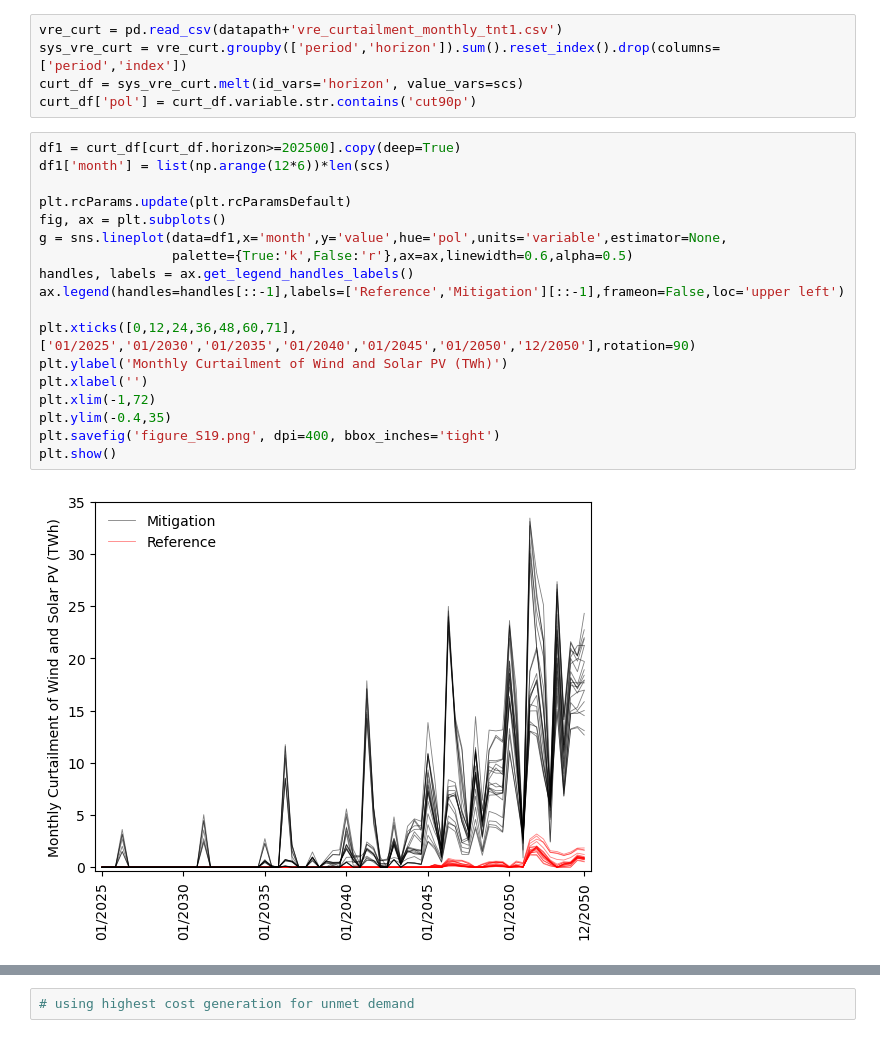
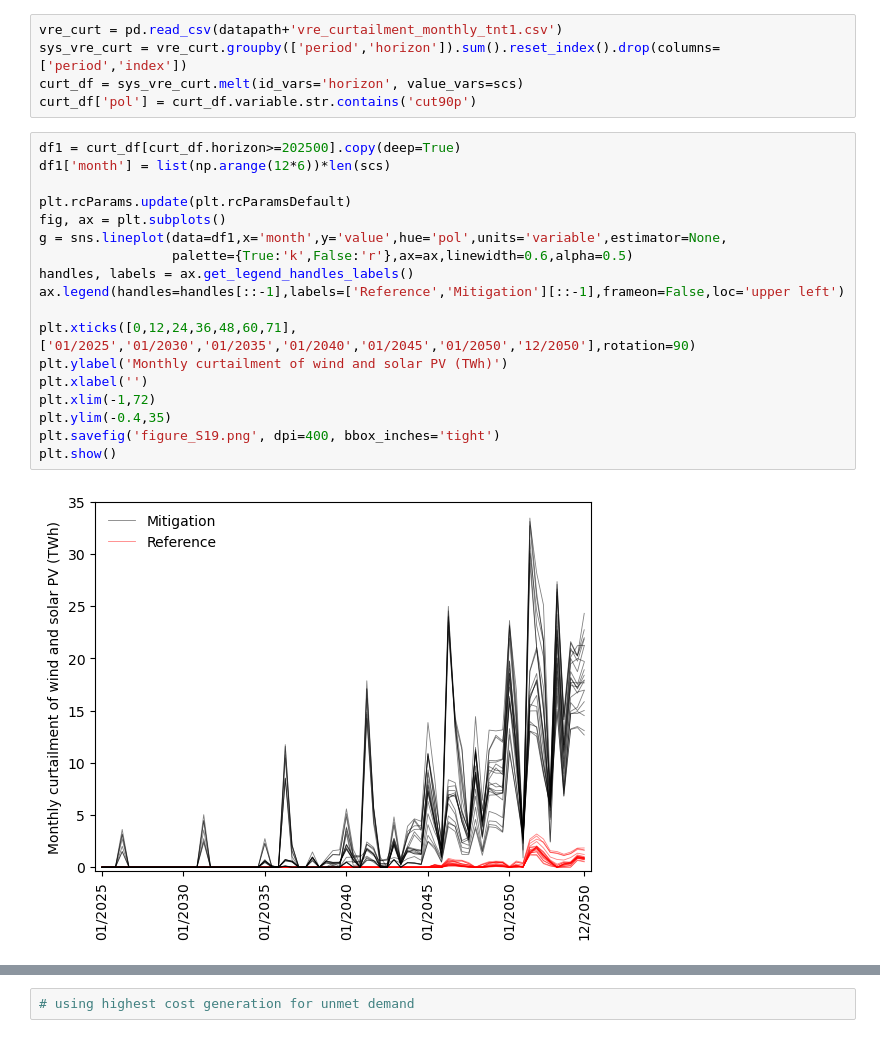
Before and after one commit to LamontagneLab/wessel_et_al_mercosur_2025, a Jupyter notebook: data_inputs_scripts/stranded_coord_appendix/data_processing_and_figures.ipynb, the cells around one changed output, grey strips where cells are left out. Drawn from its saved outputs; the diff is of its cells as text.

```diff
--- a/data_inputs_scripts/stranded_coord_appendix/data_processing_and_figures.ipynb
+++ b/data_inputs_scripts/stranded_coord_appendix/data_processing_and_figures.ipynb
@@ -438,23 +438,23 @@ curt_df['pol'] = curt_df.variable.str.contains('cut90p')
 # %%
 df1 = curt_df[curt_df.horizon>=202500].copy(deep=True)
 df1['month'] = list(np.arange(12*6))*len(scs)
 
 plt.rcParams.update(plt.rcParamsDefault)
 fig, ax = plt.subplots()
 g = sns.lineplot(data=df1,x='month',y='value',hue='pol',units='variable',estimator=None,
                  palette={True:'k',False:'r'},ax=ax,linewidth=0.6,alpha=0.5)
 handles, labels = ax.get_legend_handles_labels()
 ax.legend(handles=handles[::-1],labels=['Reference','Mitigation'][::-1],frameon=False,loc='upper left')
 
 plt.xticks([0,12,24,36,48,60,71], ['01/2025','01/2030','01/2035','01/2040','01/2045','01/2050','12/2050'],rotation=90)
-plt.ylabel('Monthly Curtailment of Wind and Solar PV (TWh)')
+plt.ylabel('Monthly curtailment of wind and solar PV (TWh)')
 plt.xlabel('')
 plt.xlim(-1,72)
 plt.ylim(-0.4,35)
 plt.savefig('figure_S19.png', dpi=400, bbox_inches='tight')
 plt.show()
 # %% [output]
-[figure, old version]
+[figure, new version]
 # %%
 df1 = unmet[unmet.period>=2025].copy(deep=True)
 df1['month'] = [i for i in np.arange(12*6) for j in np.arange(5)]
```
Also changed, not shown: parts of 5 cells of this notebook, 2 other files.
